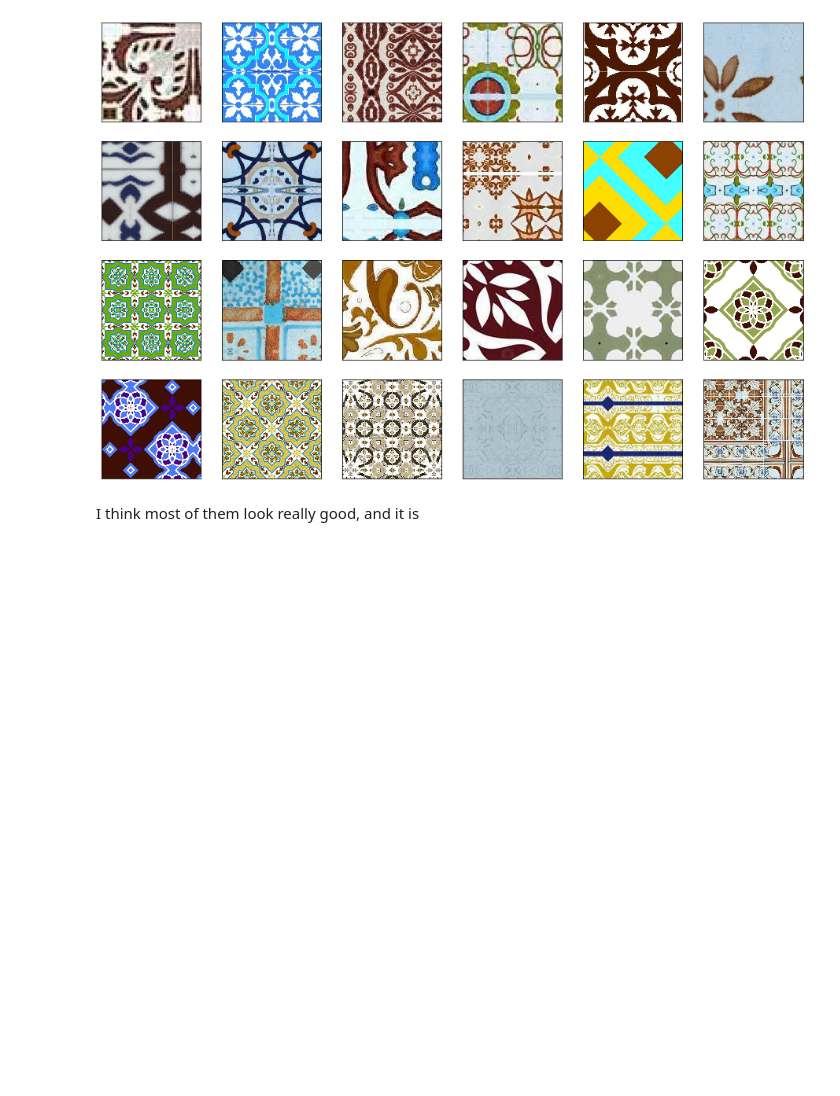
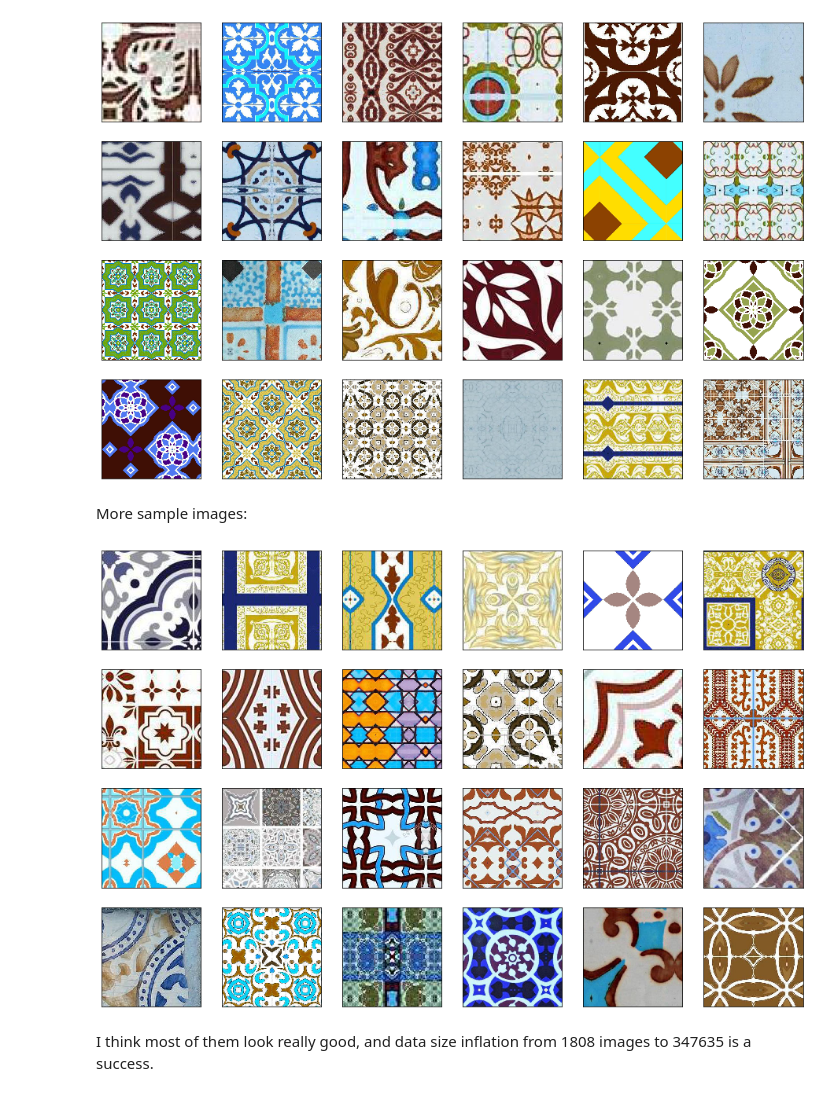
Before and after one commit to IrynaSyzova/deep-azulejo, a Jupyter notebook: 2.2 Creating synthetic data.ipynb, the cells around one changed output. Cells and saved outputs as stored; diff of their text form; code cells hidden in the pictures; blank space fills up the shorter version.

```diff
--- a/2.2 Creating synthetic data.ipynb
+++ b/2.2 Creating synthetic data.ipynb
@@ -87,5 +89,11 @@ len(s3_utils.get_image_list_from_s3(key))
 io_utils.plot_sample_files_from_s3(key, 24)
 # %% [output]
 [figure]
+# %% [markdown]
+More sample images:
+# %%
+io_utils.plot_sample_files_from_s3(key, 24)
+# %% [output]
+[figure, added]
 # %% [markdown]
-I think most of them look really good, and it is
+I think most of them look really good, and data size inflation from 1808 images to 347635 is a success.
```
Also changed, not shown: parts of 1 cell of this notebook.
